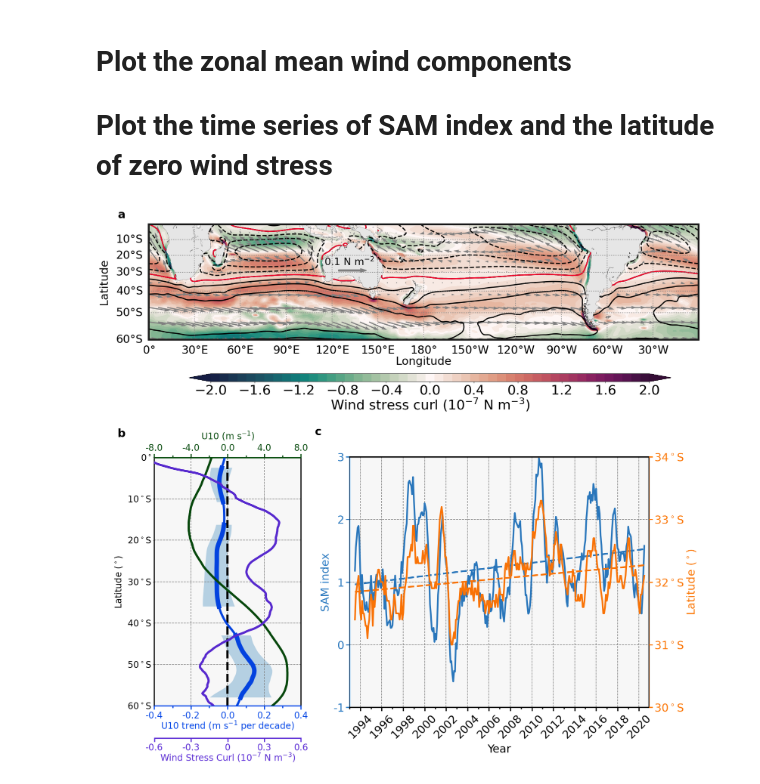
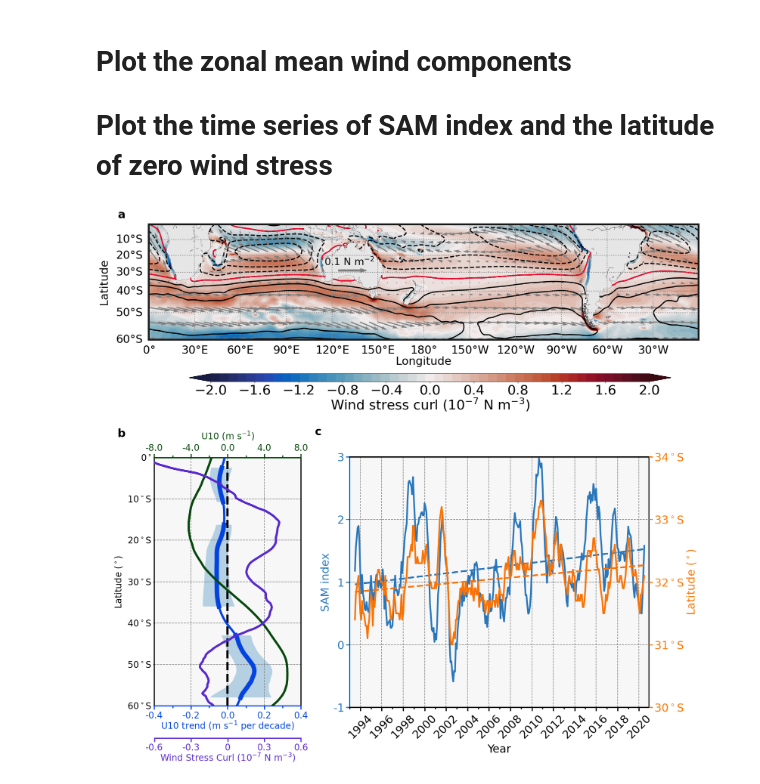
Before and after one commit to lijunde/WBCs_SST_EKE, a Jupyter notebook: NCC_Figure5.ipynb, the cells around one changed output. Cells and saved outputs as stored; diff of their text form; code cells hidden in the pictures.

```diff
--- a/NCC_Figure5.ipynb
+++ b/NCC_Figure5.ipynb
@@ -93,26 +93,26 @@ lat_u10_SAM_trend_std = lat_u10_SAM_mean_trend.std_error*120
 # Plot the zonal mean wind components
 # Plot the time series of SAM index and the latitude of zero wind stress
 # %%
-m   = Basemap(projection='merc',llcrnrlat=np.nanmin(lat),urcrnrlat= np.nanmax(lat),
+m       = Basemap(projection='merc',llcrnrlat=np.nanmin(lat),urcrnrlat= np.nanmax(lat),
               llcrnrlon=np.nanmin(lon),urcrnrlon=np.nanmax(lon),resolution='l')
-x, y = m(lon, lat)
-cx,cy  = m(-20, 4)
-yy = np.arange(1, y.shape[0], 24)
-xx = np.arange(1, x.shape[1], 24)
+x, y    = m(lon, lat)
+cx,cy   = m(-20, 4)
+yy      = np.arange(1, y.shape[0], 24)
+xx      = np.arange(1, x.shape[1], 24)
 points  = np.meshgrid(yy, xx)
 labels  = ['a','b','c','d','e']
 levels1 = np.linspace(-2,2,50)
-tick_marks1 = np.linspace(-2,2,11)
-cmaps1  = cmaps.cmocean_curl
-fig_ratio=0.9
-fig = plt.figure(figsize=(60, 30))
-gs=gridspec.GridSpec(2,3)
-labelfont=30
-padspacescale=15
-labelpadscale=5
-linefont = 3
-scale  = 1.5
-m_scale=10
+tick_marks1   = np.linspace(-2,2,11)
+cmaps1        = cmaps.cmocean_balance
+fig_ratio     = 0.9
+fig           = plt.figure(figsize=(60, 30))
+gs            = gridspec.GridSpec(2,3)
+labelfont     = 30
+padspacescale = 15
+labelpadscale = 5
+linefont      = 3
+scale         = 1.5
+m_scale       = 10
 #%%%%%%%%%%%%%%%%%%%%%%%%%%% Wind spatial distribution %%%%%%%%%%%%%%%%%%%%%%%%%%%%%%%%%%%%
 ax = fig.add_subplot(gs[0])
 l, b, w, h = ax.get_position().bounds
@@ -275,31 +275,31 @@ ax5.spines['left'].set_color('xkcd:bluish')
 ax5.set_xlabel('Year',fontsize=labelfont,labelpad=10,family='sans-serif')
 ########################## latitudes of zero wind stress line ############################
 ax6 = ax5.twinx()
 ax6.plot(t_range, latitudes_0_u10, color='xkcd:orange', linewidth=1.5*linefont)
 ax6.plot(t_range, latitudes_0_u10_trend, color='xkcd:orange', linewidth=1.5*linefont,linestyle='dashed')
 ax6.set_ylabel(r'Latitude ($^\circ$)',fontsize=1.0*labelfont,labelpad=5,color='xkcd:orange')
 ax6.set_ylim(-34,-30)
 ax6.invert_yaxis()
 ax6.axes.xaxis.set_tick_params(pad=0.8*labelpadscale)
 ax6.yaxis.set_label_position("right")
 ax6.axes.yaxis.set_tick_params(colors='black',pad=0.8*labelpadscale)
 plt.xlim(t_range[0]-6,t_range[-1]+5)
 xminorLocator   = mpl.dates.YearLocator(1)
 xmajorLocator   = mpl.dates.YearLocator(2)
 xmajorFormatter = mpl.dates.DateFormatter('%Y')
 ax6.axes.xaxis.set_ticklabels([])
 ax6.xaxis.set_minor_locator(xminorLocator)
 ax6.xaxis.set_major_locator(xmajorLocator)
 ax6.xaxis.set_major_formatter(xmajorFormatter)
 ax6.set_yticks(np.linspace(-30,-34,5))
 ax6.set_yticklabels(['30$^\circ$S','31$^\circ$S','32$^\circ$S','33$^\circ$S','34$^\circ$S'])
 ax6.axes.yaxis.set_tick_params(colors='black',pad=0.8*labelpadscale)
 plt.yticks(fontsize=1.0*labelfont)
 ax6.tick_params(axis='y',which='major',right='on',length=10.0,width=1.0*linefont,colors='xkcd:orange',direction='out')
 ax6.spines['right'].set_color('xkcd:orange')
 plt.text(t_range[0]-45, -34.35,labels[2],color='xkcd:black', fontsize=labelfont, weight='bold',family='sans-serif')
 ax5.set_position([l+0.125, b+0.14, 0.8*scale*w, 0.89*scale*h])
 #%%%%%%%%%%%%%%%%%%%%%%%%%%%%%%%%%%%%%%%%%%%%%%%%%%%%%%%%
 fig.savefig(directory+'/BRAN_WBC/SO/Figure5_wind_SAM.pdf',dpi=300,bbox_inches = 'tight')
 # %% [output]
-[figure, old version]
+[figure, new version]
```
Also changed, not shown: 7 other files.
